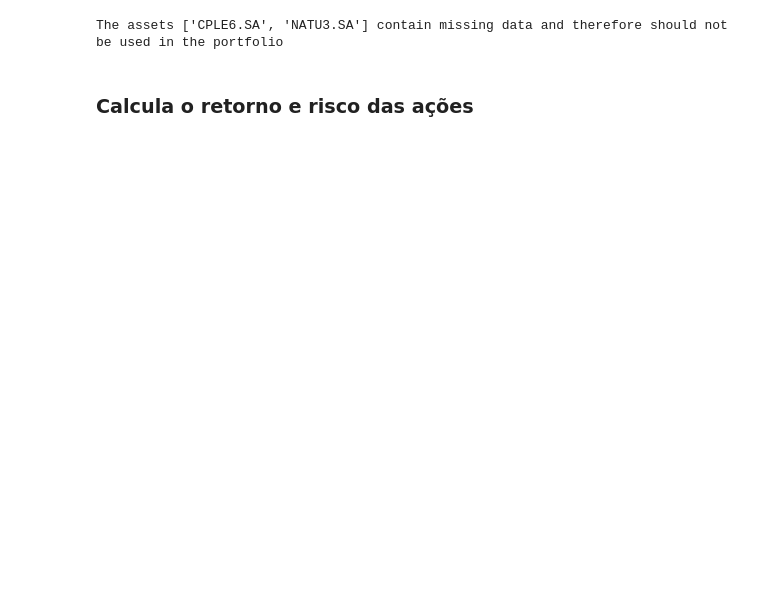
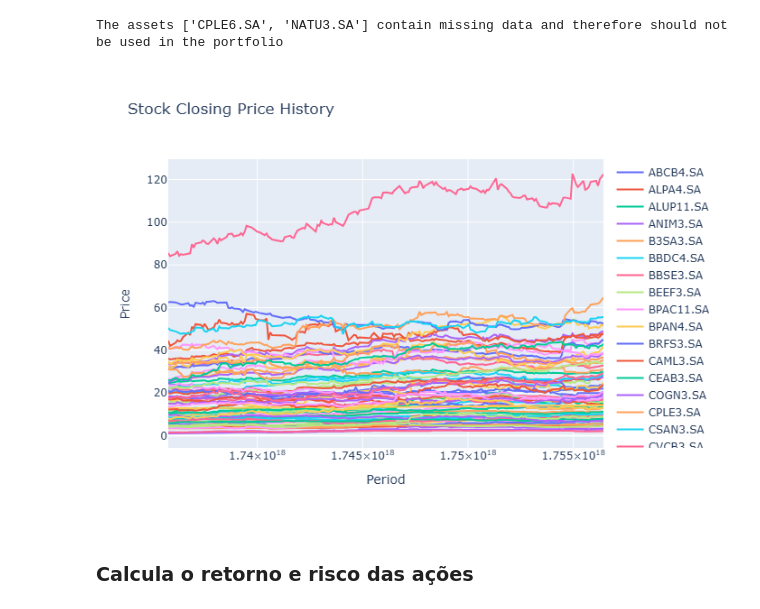
Before and after one commit to Brunoborges95/portfolio_eficiente, a Jupyter notebook: Portfólio Eficiente.ipynb, the cells around one changed output. Saved outputs shown, nothing was run; the diff lists cells and outputs as text; code cells hidden in the pictures; blank space fills up the shorter version.

Commit message:
adicionar imagens notebook

```diff
--- a/Portfólio Eficiente.ipynb
+++ b/Portfólio Eficiente.ipynb
@@ -181,4 +185,9 @@ fig.write_html("figs/history.html")
 fig.show()
+# %%
+
+display(Image(filename="figs/history.png"))
+# %% [output]
+[figure, added]
 # %% [markdown]
 <h3> Calcula o retorno e risco das ações </h3>
 # %% [markdown]
```
Also changed, not shown: parts of 20 cells of this notebook.
